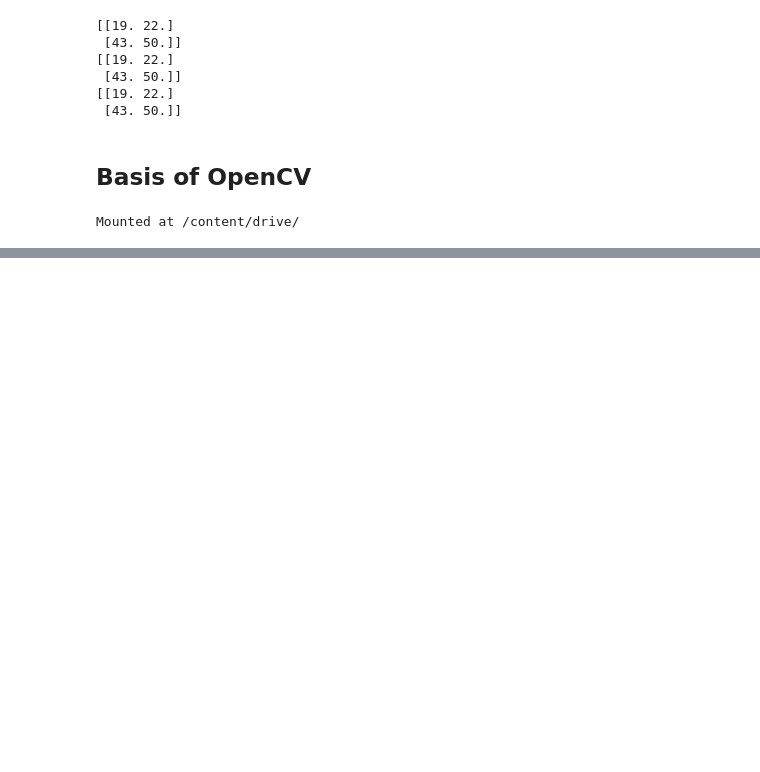
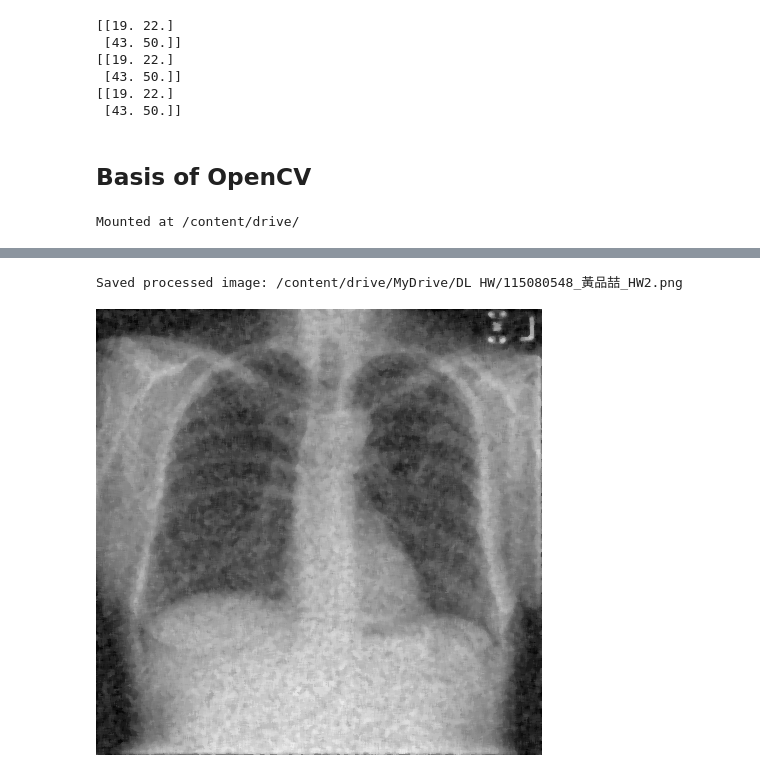
Before and after one commit to PinChe567/deeplearning_homework, a Jupyter notebook: 115080548_黃品喆_HW2.ipynb, the cells around one changed output, grey strips where cells are left out. Drawn from its saved outputs; the diff is of its cells as text; code cells hidden in the pictures; blank space fills up the shorter version.

```diff
--- a/115080548_黃品喆_HW2.ipynb
+++ b/115080548_黃品喆_HW2.ipynb
@@ -190,0 +180,13 @@ plt.show()
+# %%
+# Denoise by filter
+denoised = cv2.medianBlur(rotated, 5)
+
+saved = cv2.imwrite(output_path, denoised)
+if not saved:
+    raise IOError(f'Failed to save processed image to: {output_path}')
+
+print(f'Saved processed image: {output_path}')
+cv2_imshow(denoised)
+# %% [output]
+Saved processed image: /content/drive/MyDrive/DL HW/115080548_黃品喆_HW2.png
+[figure, added]
```
Also changed, not shown: parts of 5 cells of this notebook, 1 other file.
